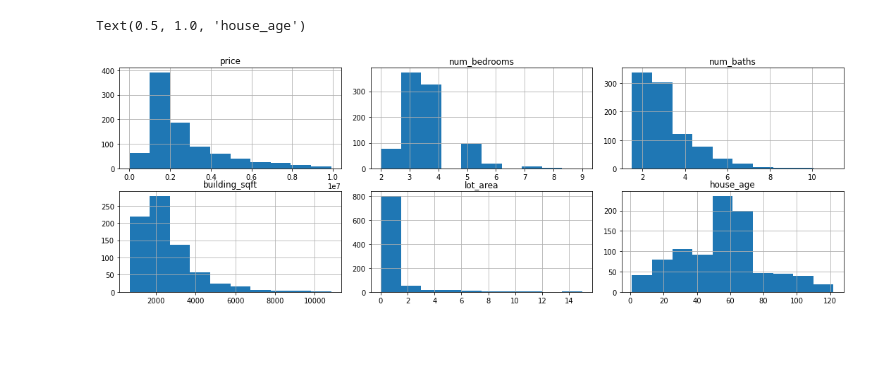
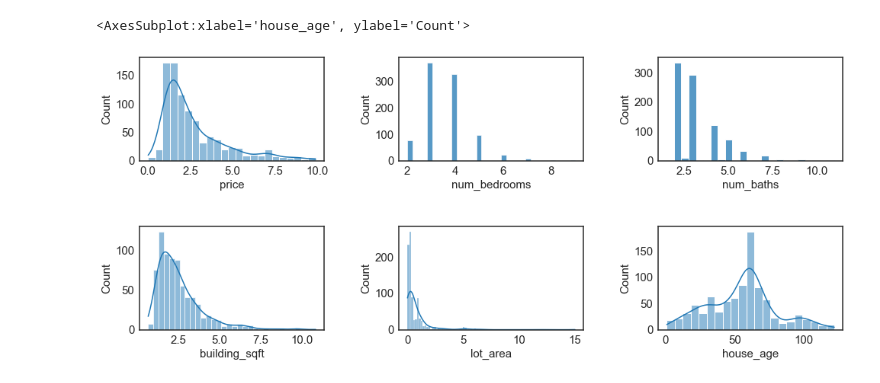
Before and after one commit to dakotarawlings/dakota_data_science_projects, a Jupyter notebook: santa_barbara_realestate_analysis/data_EDA.ipynb, the cells around one changed output. Saved outputs shown, nothing was run; the diff lists cells and outputs as text; code cells hidden in the pictures; blank space fills up the shorter version.

Commit message:
updated data_cleaning, data_EDA, and scraper and added readme pics

```diff
--- a/santa_barbara_realestate_analysis/data_EDA.ipynb
+++ b/santa_barbara_realestate_analysis/data_EDA.ipynb
@@ -52,3 +56,21 @@ numeric_cols=['price', 'num_bedrooms',
 pair_cols=['price', 'num_bedrooms',
        'num_baths', 'building_sqft', 'lot_area',
         'house_age']
+# %%
+#look at the distribution of the target variable: price
+
+plt.rcParams.update({'font.size': 15})
+plt.rcParams["axes.edgecolor"] = "black"
+plt.rcParams["axes.linewidth"] = 1.5
+
+sns.set_style("white")
+sns.set_color_codes(palette='deep')
+f, ax=plt.subplots(figsize=(8,7))
+
+sns.histplot(df['price'], ax=ax, kde=True, legend=False)
+ax.xaxis.grid(False)
+ax.set(ylabel="Frequency")
+ax.set(xlabel="price")
+
+#sns.despine(trim=True, left=True)
+plt.show()
@@ -60,25 +108,32 @@ sns.pairplot(df[pair_cols])
 # %%
-#seaborn subplots
-fig,axes=plt.subplots(2,3,figsize=(15, 5),frameon=True)
-fig.tight_layout()
+#Visualize the distribution of all of the numeric data in the dataframe:
 
-df.price.hist(ax=axes[0,0])
-axes[0,0].set_title(df.price.name)
+fig,axes=plt.subplots(2,3,figsize=(15, 7))
+fig.tight_layout(pad=4.0)
 
-df.num_bedrooms.hist(ax=axes[0,1])
-axes[0,1].set_title(df.num_bedrooms.name)
+sns.histplot(df['price'], ax=axes[0,0], kde=True, legend=False)
+#df.price.hist(ax=axes[0,0])
+#axes[0,0].set_title(df.price.name)
 
-df.num_baths.hist(ax=axes[0,2])
-axes[0,2].set_title(df.num_baths.name)
+sns.histplot(df['num_bedrooms'], ax=axes[0,1], kde=False, legend=False)
+#df.num_bedrooms.hist(ax=axes[0,1])
+#axes[0,1].set_title(df.num_bedrooms.name)
 
-df.building_sqft.hist(ax=axes[1,0])
-axes[1,0].set_title(df.building_sqft.name)
+sns.histplot(df['num_baths'], ax=axes[0,2], kde=False, legend=False)
+#df.num_baths.hist(ax=axes[0,2])
+#axes[0,2].set_title(df.num_baths.name)
 
-df.lot_area.hist(ax=axes[1,1])
-axes[1,1].set_title(df.lot_area.name)
+sns.histplot(df['building_sqft'], ax=axes[1,0], kde=True, legend=False)
+#df.building_sqft.hist(ax=axes[1,0])
+#axes[1,0].set_title(df.building_sqft.name)
 
-df.house_age.hist(ax=axes[1,2])
-axes[1,2].set_title(df.house_age.name)
+sns.histplot(df['lot_area'], ax=axes[1,1], kde=True, legend=False)
+#df.lot_area.hist(ax=axes[1,1])
+#axes[1,1].set_title(df.lot_area.name)
+
+sns.histplot(df['house_age'], ax=axes[1,2], kde=True, legend=False)
+#df.house_age.hist(ax=axes[1,2])
+#axes[1,2].set_title(df.house_age.name)
 # %% [output]
-Text(0.5, 1.0, 'house_age')
+<AxesSubplot:xlabel='house_age', ylabel='Count'>
-[figure, old version]
+[figure, new version]
```
Also changed, not shown: parts of 19 cells of this notebook, 8 other files.
